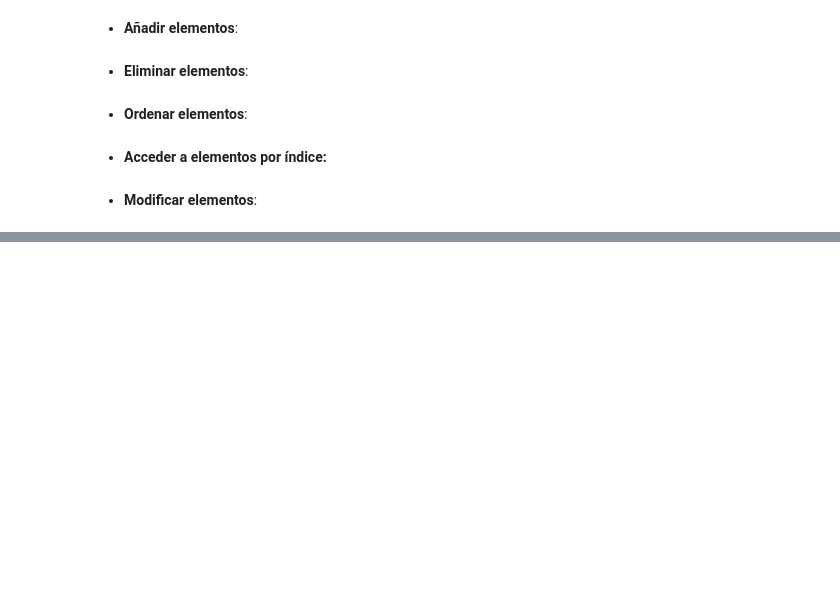
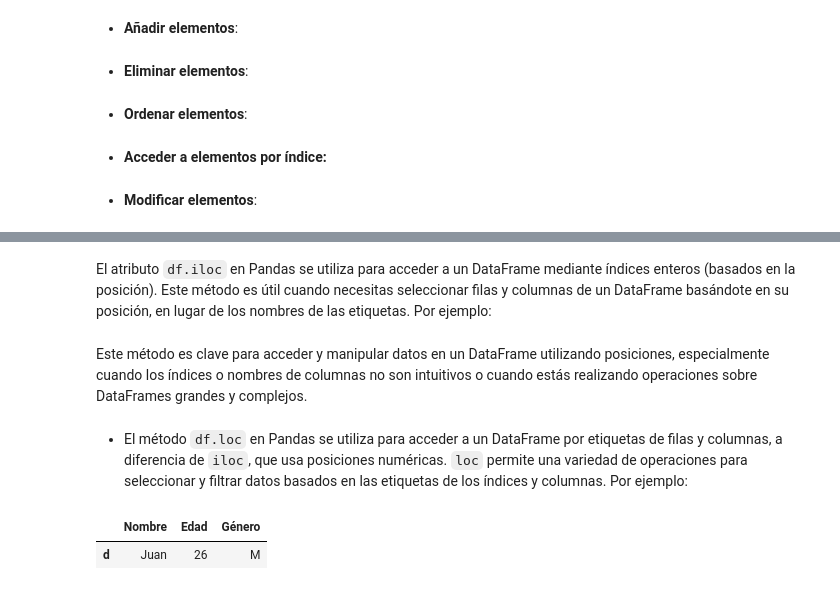
Before and after one commit to cdeoroaguado/jbook_ml202430, a Jupyter notebook: _sources/modulo_1.ipynb, the cells around one changed output, grey strips where cells are left out. Drawn from its saved outputs; the diff is of its cells as text; code cells hidden in the pictures; blank space fills up the shorter version.

```diff
--- a/_sources/modulo_1.ipynb
+++ b/_sources/modulo_1.ipynb
@@ -783,0 +1008,4 @@ En Python, las matrices pueden ser implementadas usando listas de listas o utili
+# %%
+# DataFrame es una función que está dentro del módulo pandas
+df=pd.DataFrame(data)
+df
@@ -783,0 +1076,3 @@ En Python, las matrices pueden ser implementadas usando listas de listas o utili
+# %%
+# Renombrar las columnas del DataFrame
+df.columns = ['Nombre_Cliente', 'Edad_Cliente', 'Genero_Cliente']
@@ -783,0 +1088,3 @@ En Python, las matrices pueden ser implementadas usando listas de listas o utili
+# %%
+df.index=["a","b","c","d","e","f"]
+df
@@ -783,0 +1093,3 @@ En Python, las matrices pueden ser implementadas usando listas de listas o utili
+# %%
+# Ordenar el DataFrame df por la columna 'Edad' en orden descendente
+df.sort_values('Edad', ascending=False, inplace=True)
@@ -783,0 +1106,2 @@ En Python, las matrices pueden ser implementadas usando listas de listas o utili
+# %% [markdown]
+El atributo `df.iloc` en Pandas se utiliza para acceder a un DataFrame mediante índices enteros (basados en la posición). Este método es útil cuando necesitas seleccionar filas y columnas de un DataFrame basándote en su posición, en lugar de los nombres de las etiquetas. Por ejemplo:
@@ -783,0 +1141,25 @@ En Python, las matrices pueden ser implementadas usando listas de listas o utili
+# %% [markdown]
+Este método es clave para acceder y manipular datos en un DataFrame utilizando posiciones, especialmente cuando los índices o nombres de columnas no son intuitivos o cuando estás realizando operaciones sobre DataFrames grandes y complejos.
+# %% [markdown]
+* El método `df.loc` en Pandas se utiliza para acceder a un DataFrame por etiquetas de filas y columnas, a diferencia de `iloc`, que usa posiciones numéricas. `loc` permite una variedad de operaciones para seleccionar y filtrar datos basados en las etiquetas de los índices y columnas. Por ejemplo:
+# %%
+# Seleccionar la fila con la etiqueta 'b'
+df.loc['b']
+
+# Seleccionar las filas con etiquetas de 'a' a 'c' (inclusive)
+df.loc['a':'c']
+
+# Seleccionar el valor en la fila con etiqueta 'b' y columna 'Edad'
+df.loc['b', 'Edad']
+
+# Seleccionar las filas 'a' a 'c' y las columnas 'Nombre' y 'Edad'
+df.loc['a':'c', ['Nombre', 'Edad']]
+
+# Seleccionar todas las filas y solo la columna 'Ciudad'
+df.loc[:,'Género']
+
+# Seleccionar todas las filas donde 'Edad' es mayor que 25
+df.loc[df['Edad'] > 25]
+# %% [output]
+|  | Nombre | Edad | Género |
+| d | Juan | 26 | M |
```
Also changed, not shown: parts of 70 cells of this notebook, 11 other files.
